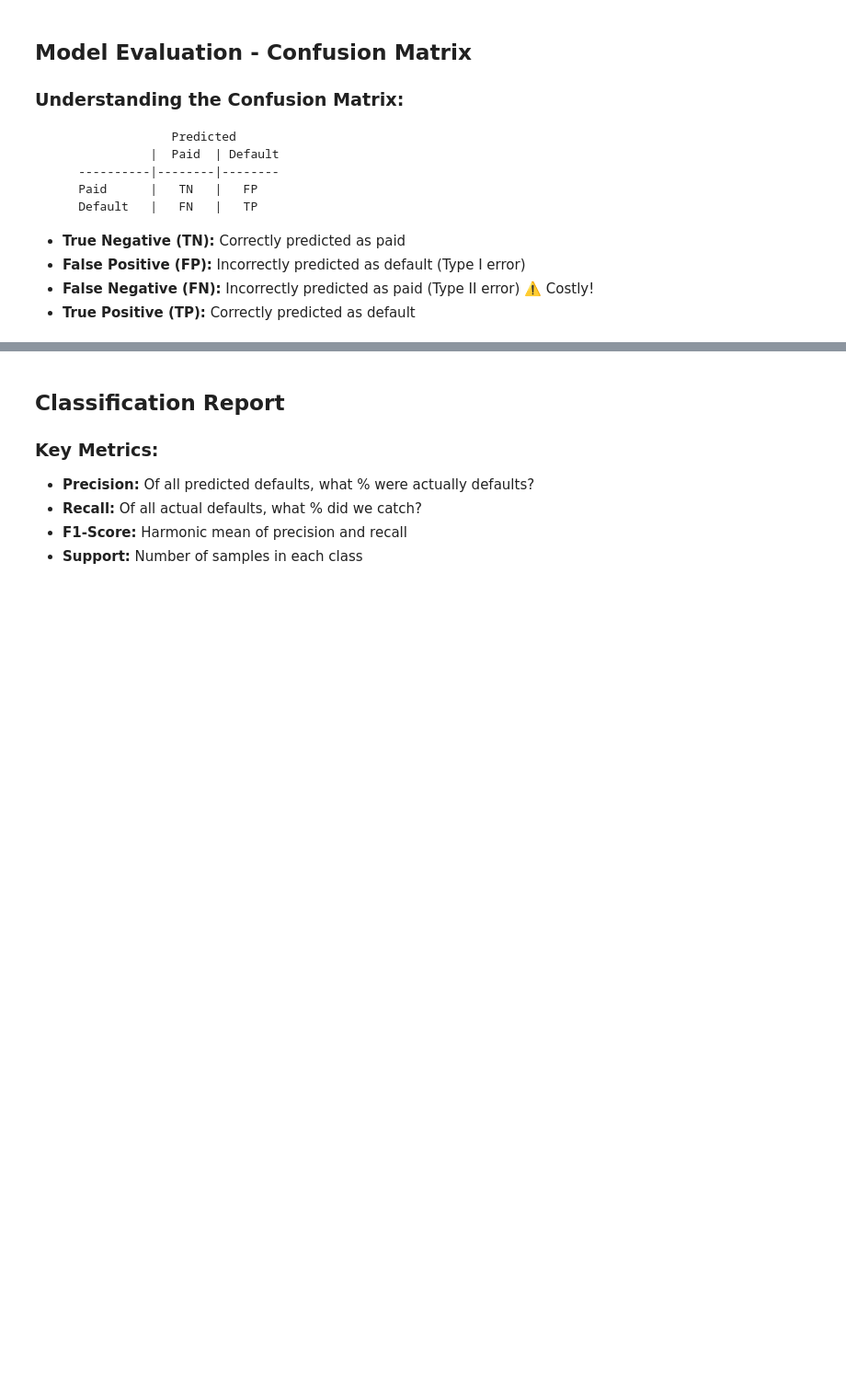
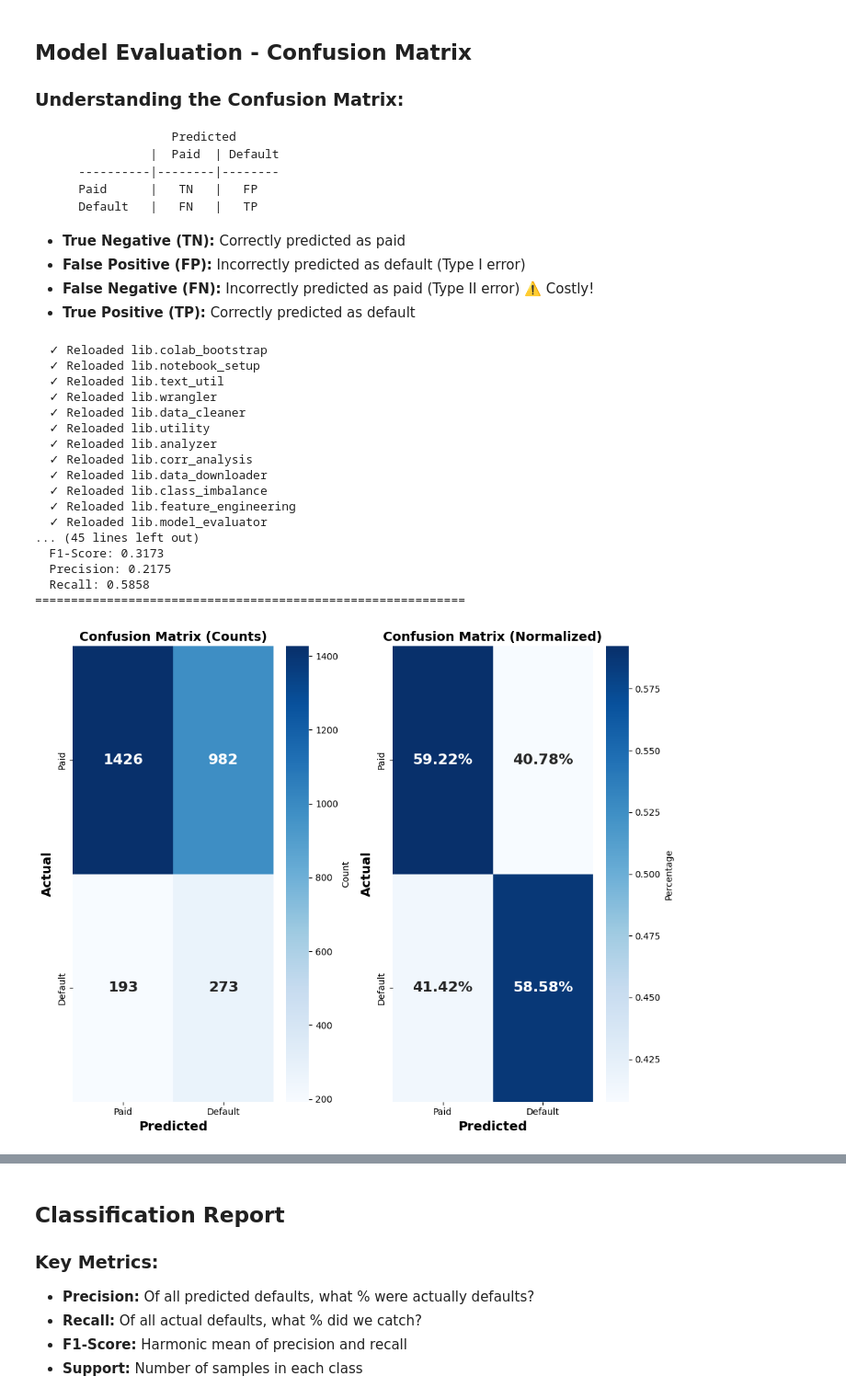
Before and after one commit to rlogwood/fs-rl-notebooks, a Jupyter notebook: assignments/unit4_deep_learning_with_tensorflow_and_keras/Unit4_CourseEndProject/LendingClubLoanDataAnalysis/LendingClubLoanDataAnalysis_v2.ipynb, the cells around one changed output, grey strips where cells are left out. Shown at 92% size. Saved outputs shown, nothing was run; the diff lists cells and outputs as text; code cells hidden in the pictures; blank space fills up the shorter version.

```diff
--- a/assignments/unit4_deep_learning_with_tensorflow_and_keras/Unit4_CourseEndProject/LendingClubLoanDataAnalysis/LendingClubLoanDataAnalysis_v2.ipynb
+++ b/assignments/unit4_deep_learning_with_tensorflow_and_keras/Unit4_CourseEndProject/LendingClubLoanDataAnalysis/LendingClubLoanDataAnalysis_v2.ipynb
@@ -851,3 +770,29 @@ TRAINING HISTORY VISUALIZATION
 - **False Positive (FP):** Incorrectly predicted as default (Type I error)
 - **False Negative (FN):** Incorrectly predicted as paid (Type II error) ⚠️ Costly!
 - **True Positive (TP):** Correctly predicted as default
+# %%
+reload_lib_modules()
+# Comprehensive evaluation
+results = me.evaluate_model_comprehensive(
+    model, X_test, y_test,
+    class_names=['Paid', 'Default'], usr_title="Loan Default Prediction"
+)
+# %% [output]
+  ✓ Reloaded lib.colab_bootstrap
+  ✓ Reloaded lib.notebook_setup
+  ✓ Reloaded lib.text_util
+  ✓ Reloaded lib.wrangler
+  ✓ Reloaded lib.data_cleaner
+  ✓ Reloaded lib.utility
+  ✓ Reloaded lib.analyzer
+  ✓ Reloaded lib.corr_analysis
+  ✓ Reloaded lib.data_downloader
+  ✓ Reloaded lib.class_imbalance
+  ✓ Reloaded lib.feature_engineering
+  ✓ Reloaded lib.model_evaluator
+... (45 lines left out)
+  F1-Score: 0.3173
+  Precision: 0.2175
+  Recall: 0.5858
+============================================================
+[figure, added]
```
Also changed, not shown: parts of 27 cells of this notebook, 1 other file.
